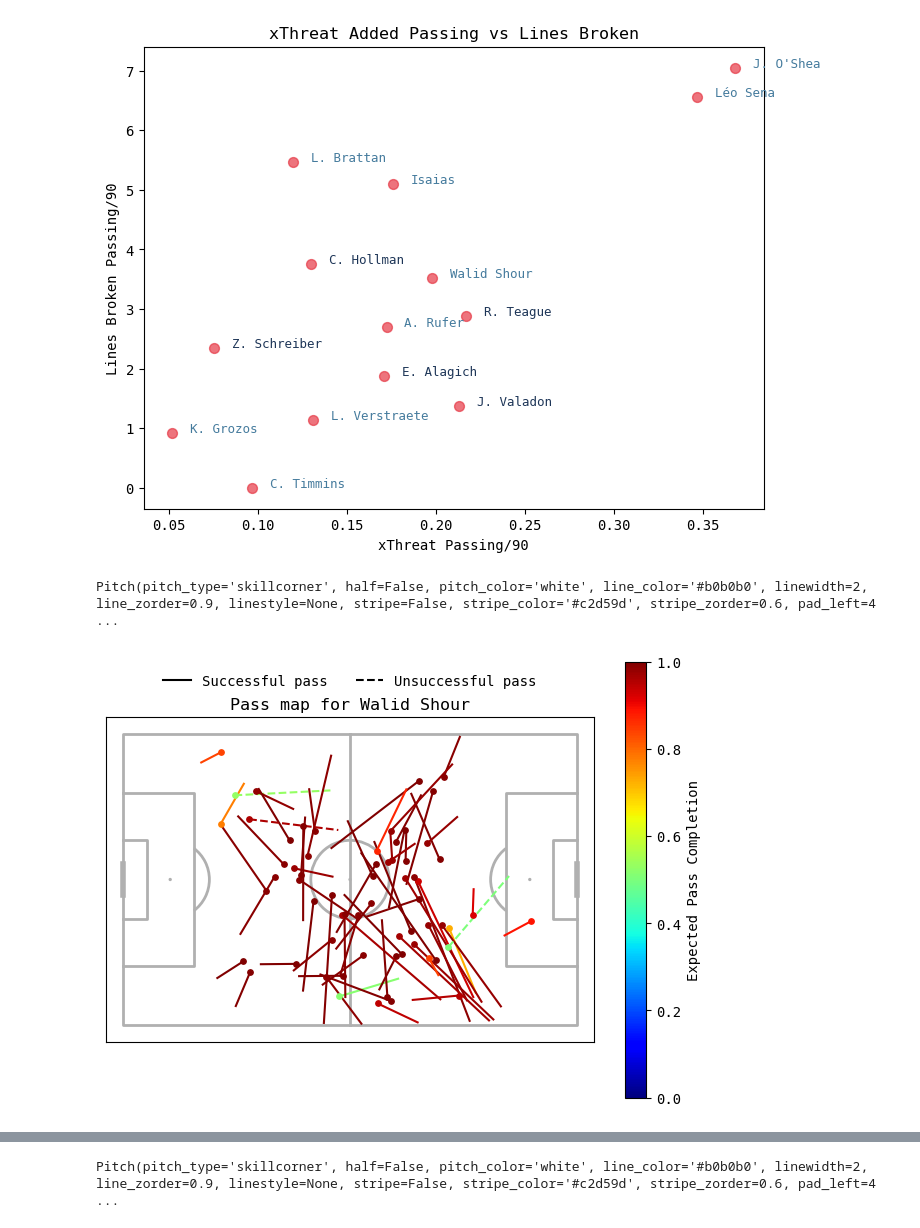
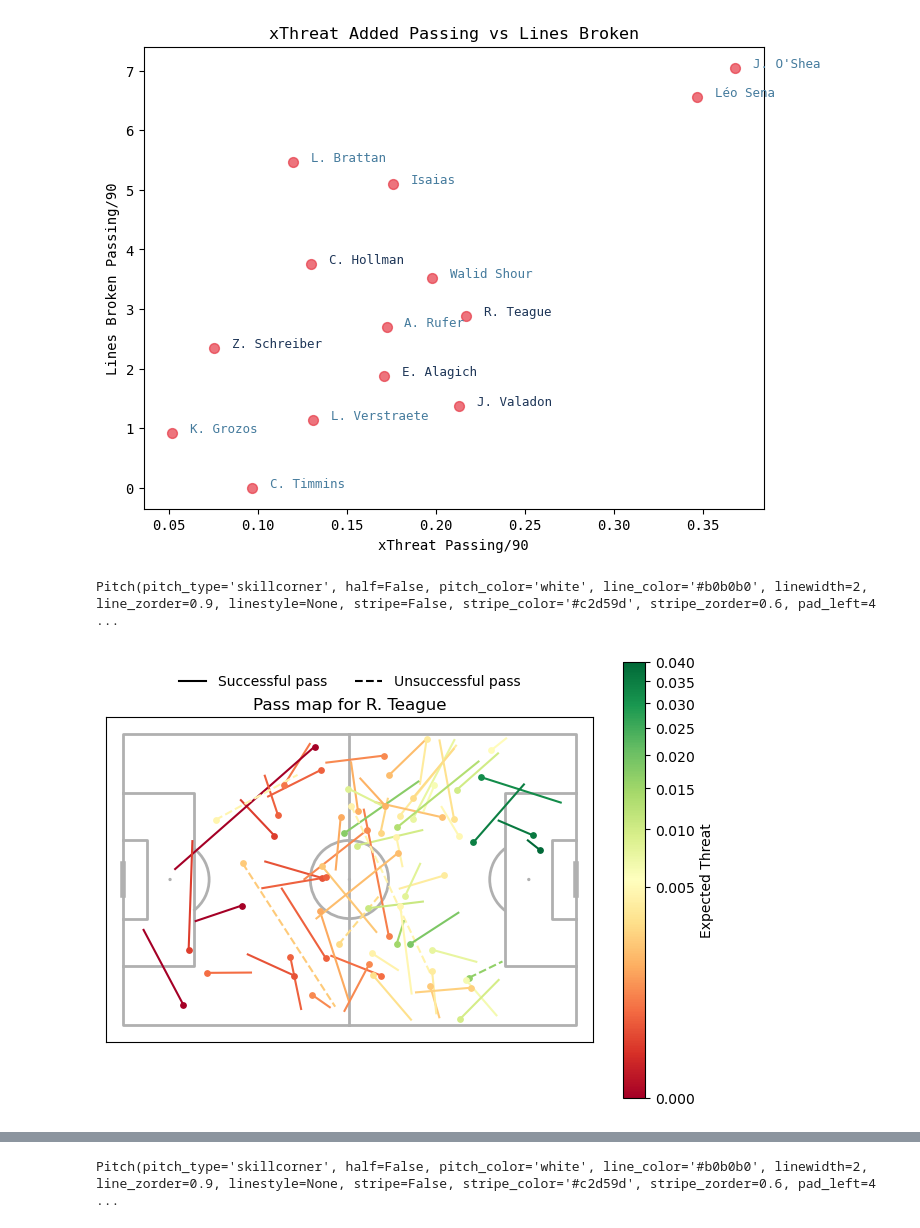
Before and after one commit to nkrackeler30/ASIProj, a Jupyter notebook: Data/ASIProj.ipynb, the cells around one changed output, grey strips where cells are left out. Drawn from its saved outputs; the diff is of its cells as text; code cells hidden in the pictures.

```diff
--- a/Data/ASIProj.ipynb
+++ b/Data/ASIProj.ipynb
@@ -1310,9 +1368,9 @@ map
 # %%
 
 
-obj = PassingStats(df).get_xpass_viz(287934)
+obj = ASIProjViz(df).get_xthreat_map_viz(157294)
 
 obj
 # %% [output]
 Pitch(pitch_type='skillcorner', half=False, pitch_color='white', line_color='#b0b0b0', linewidth=2, line_zorder=0.9, linestyle=None, stripe=False, stripe_color='#c2d59d', stripe_zorder=0.6, pad_left=4 ...
-[figure, old version]
+[figure, new version]
```
Also changed, not shown: parts of 5 cells of this notebook.
